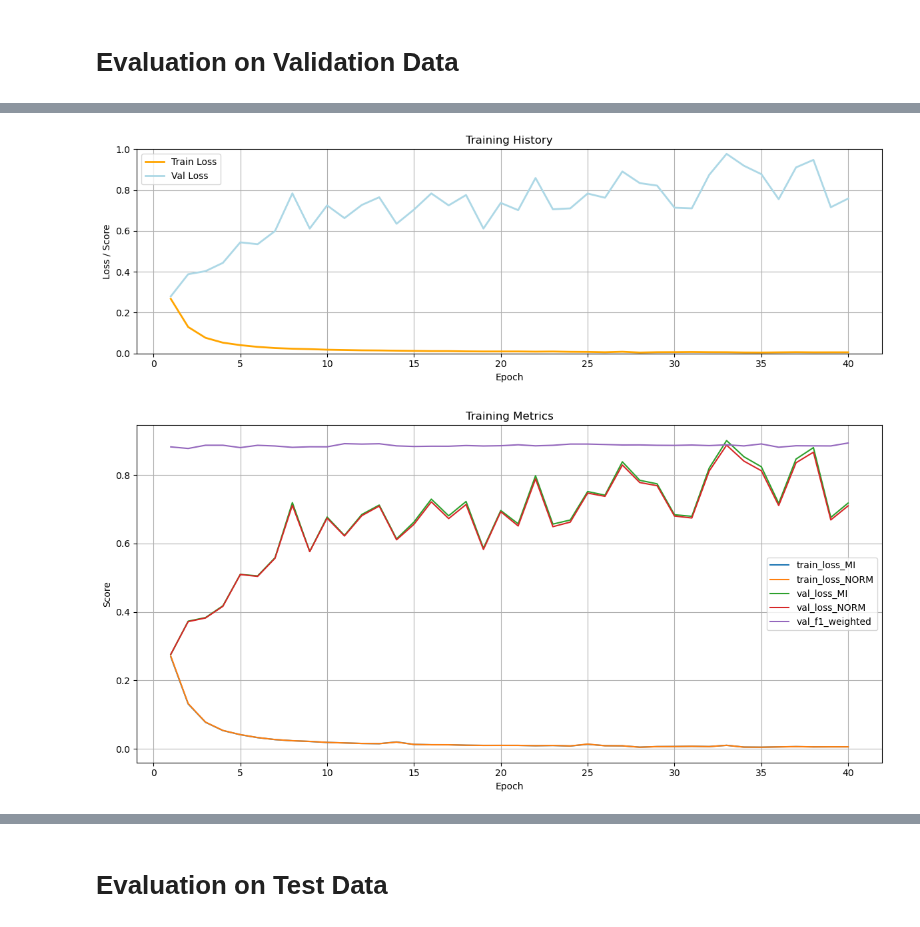
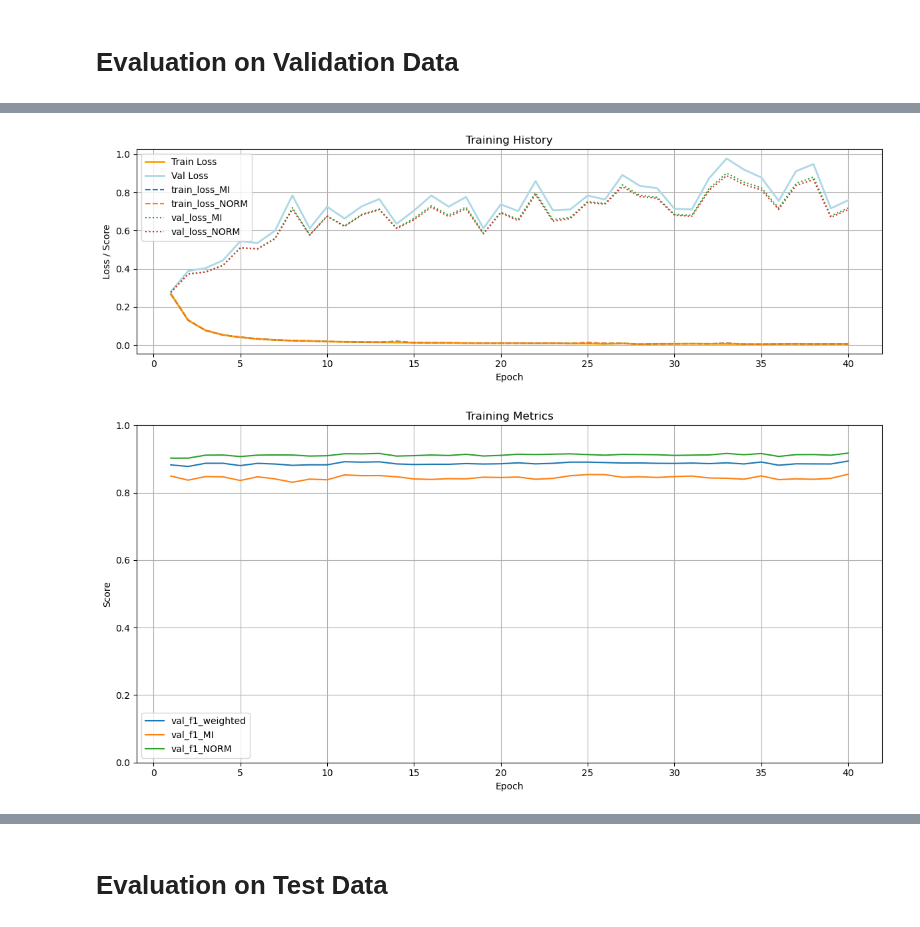
Before and after one commit to AliceKitchkin/ECG_xAI, a Jupyter notebook: notebooks/02_model_training.ipynb, the cells around one changed output, grey strips where cells are left out. Saved outputs shown, nothing was run; the diff lists cells and outputs as text; code cells hidden in the pictures.

```diff
--- a/notebooks/02_model_training.ipynb
+++ b/notebooks/02_model_training.ipynb
@@ -28,10 +28,10 @@ SINGLE_BEATS_DIR = "../data/preprocessed/single_beats"
 PREPROCESSED_DIR = f"../data/preprocessed/"
 SCALER_DIR = f"../data/results/scaler/"
 
-date_today = datetime.now().strftime("%Y_%m_%d") #'2025_08_29'
-MODEL_PATH = f"../src/models/trained/"
-HISTORY_PATH = f"../data/results/training_history/training_history_{date_today}.csv"
-CHECKPOINT_PATH = f'../src/models/checkpoints/'
+date_today = datetime.now().strftime("%Y_%m_%d")
+MODEL_PATH = f"../src/models/trained/"              # + vgg16_1d_trained_{date_today}_epochs{epochs_to_train}.pth
+HISTORY_PATH = f"../data/results/training_history/" # + training_history_{date_today}.csv
+CHECKPOINT_PATH = f'../src/models/checkpoints/'     # + checkpoint_{date_today}_epochs{epochs_to_train}.pth
 # %% [markdown]
 # Load Data
 # %%
@@ -190,10 +190,11 @@ Metrics (Validation): {'accuracy': 0.8838998621956822, 'f1_weighted': 0.88254064
 # epochs_to_train = 10
 model_name = f"vgg16_1d_trained_{date_today}_epochs{epochs_to_train}.pth"
 checkpoint_name = f"checkpoint_{date_today}_epochs{epochs_to_train}.pth"
+history_name = f"training_history_{date_today}.csv"
 
 trainer.save_model(MODEL_PATH + model_name)
 trainer.save_checkpoint(epochs_to_train, CHECKPOINT_PATH + checkpoint_name)
-trainer.save_training_history(CLASS_NAMES, HISTORY_PATH)
+trainer.save_training_history(CLASS_NAMES, HISTORY_PATH + history_name)
 # %% [output]
 Modell insgesamt trainierte Epochen: 10
 Checkpoint wird gespeichert unter: ../src/models/checkpoints/checkpoint_2025_09_18_epochs10.pth
@@ -278,10 +279,11 @@ Epoch 22/40:
 # epochs_to_train = 10 + 30
 model_name = f"vgg16_1d_trained_{date_today}_epochs{epochs_to_train}.pth"
 checkpoint_name = f"checkpoint_{date_today}_epochs{epochs_to_train}.pth"
+history_name = f"training_history_{date_today}.csv"
 
 trainer.save_model(MODEL_PATH + model_name)
 trainer.save_checkpoint(epochs_to_train, CHECKPOINT_PATH + checkpoint_name)
-trainer.save_training_history(CLASS_NAMES, HISTORY_PATH)
+trainer.save_training_history(CLASS_NAMES, HISTORY_PATH + history_name)
 # %% [output]
 Modell insgesamt trainierte Epochen: 40
 Checkpoint wird gespeichert unter: ../src/models/checkpoints/checkpoint_2025_09_18_epochs40.pth
@@ -297,7 +303,10 @@ trainer = ModelTrainer(model, None, None, optimizer, criterion)
 # %%
-model_name = f"vgg16_1d_trained_{date_today}_epochs{epochs_to_train}.pth"
-checkpoint_name = f"checkpoint_{date_today}_epochs{epochs_to_train}.pth"
+date = "2025_09_18"
+spec = "less_neurons512_L2R_DR06_LR1e-4/"
+model_name = f"vgg16_1d_trained_{date}_epochs{epochs_to_train}.pth"
+checkpoint_name = f"checkpoint_{date}_epochs{epochs_to_train}.pth"
+history_name = f"training_history_{date}.csv"
 
 # load existing model
-trainer.load_model(MODEL_PATH + model_name)
-trainer.load_training_history(CLASS_NAMES, HISTORY_PATH)
+trainer.load_model(MODEL_PATH + spec + model_name)
+trainer.load_training_history(CLASS_NAMES, HISTORY_PATH + spec + history_name)
@@ -347,39 +362,47 @@ ModelEvaluation.plot_confusion_matrix(y_true_val, y_pred_val, class_names=CLASS_
 # %%
 ModelEvaluation.plot_loss_curves(
-    train_losses=trainer.train_losses,
-    val_losses=trainer.val_losses,
-    train_losses_per_class=trainer.train_losses_per_class,
-    val_losses_per_class=trainer.val_losses_per_class,
-    class_names=CLASS_NAMES,
-    figsize=(12, 4),
-    history_path=HISTORY_PATH
+    trainer.train_losses,
+    trainer.val_losses,
+    trainer.test_losses,
+    trainer.train_losses_per_class,
+    trainer.val_losses_per_class,
+    trainer.test_losses_per_class,
+    CLASS_NAMES,
+    figsize = (12, 4),
+    history_path=HISTORY_PATH + spec + history_name,
+    show_per_class=True
 )
 # %% [output]
-[figure, old version]
+[figure, new version]
 # %%
 # epoch,
+# -----
 # train_loss,
 # val_loss,
+# -----
 # train_loss_MI,
 # train_loss_NORM,
-
 # val_loss_MI,
 # val_loss_NORM,
+# -----
 # val_accuracy,
+# -----
 # val_f1_weighted,
-# val_precision_weighted,
-# val_recall_weighted,
 # val_f1_MI,
 # val_f1_NORM,
+# -----
+# val_precision_weighted,
 # val_precision_MI,
 # val_precision_NORM,
+# -----
+# val_recall_weighted,
 # val_recall_MI,
 # val_recall_NORM
 
 ModelEvaluation.plot_metrics_from_history(
-    history_path=HISTORY_PATH,
-    figsize=(12, 6),
-    metrics=['train_loss_MI', 'train_loss_NORM', 'val_loss_MI', 'val_loss_NORM', 'val_f1_weighted']
+    history_path = HISTORY_PATH + spec + history_name,
+    figsize = (12, 6),
+    metrics = ['val_f1_weighted', 'val_f1_MI', 'val_f1_NORM']
 )
 # %% [output]
-[figure, old version]
+[figure, new version]
```
Also changed, not shown: parts of 10 cells of this notebook.
